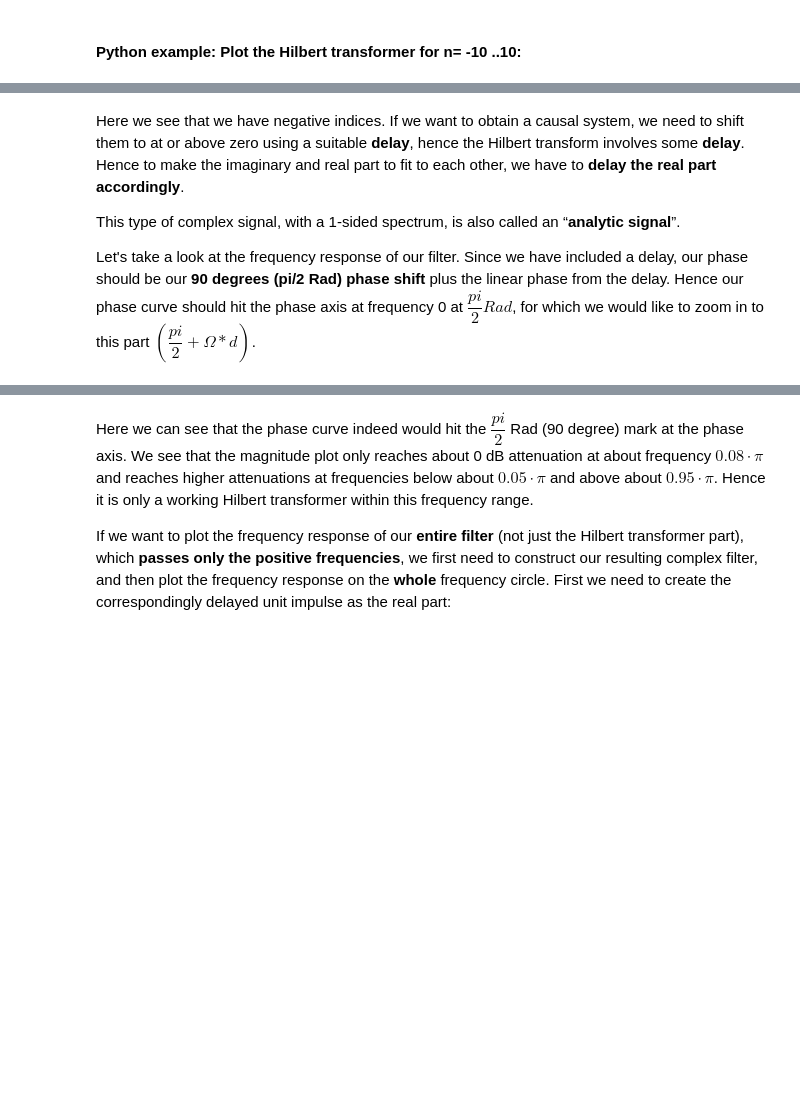
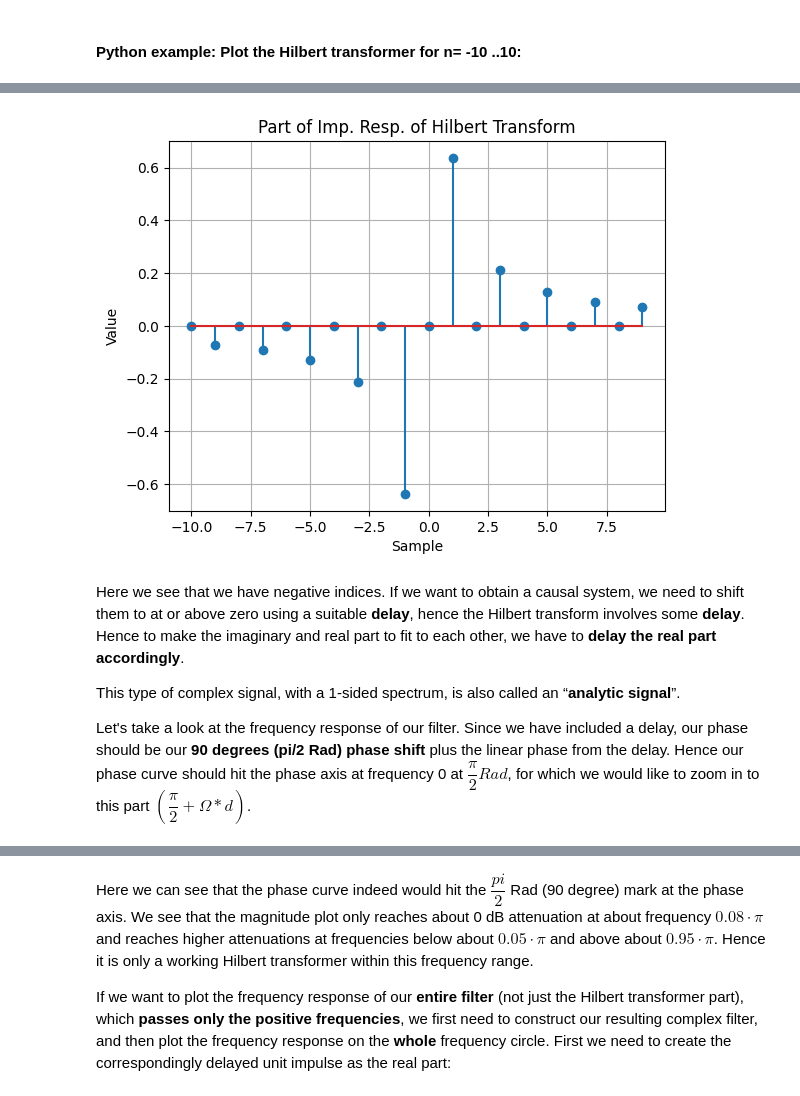
Before and after one commit to TUIlmenauAMS/ADSP_Tutorials, a Jupyter notebook: ADSP_11_Complex_S_and_S.ipynb, the cells around one changed output, grey strips where cells are left out. Cells and saved outputs as stored; diff of their text form; code cells hidden in the pictures; blank space fills up the shorter version.

```diff
--- a/ADSP_11_Complex_S_and_S.ipynb
+++ b/ADSP_11_Complex_S_and_S.ipynb
@@ -131,7 +127,7 @@ You can also imagine, if the real part is a $cos$ signal, then the Hilbert Trans
 # %% [output]
 [interactive output not drawn]
 # %%
-%matplotlib notebook
+%matplotlib inline
 #The above code is only for jupyter
 #notebook for interactive graph
 import matplotlib.pyplot as plt
@@ -141,7 +137,7 @@ n=np.arange(-9,10, 2);
 h[n+10] = 2/(np.pi*n)
 
 plt.figure()
-plt.stem(np.arange(-10,10),h,use_line_collection=True)
+plt.stem(np.arange(-10,10),h)
 plt.xlabel('Sample')
 plt.ylabel('Value')
 plt.title('Part of Imp. Resp. of Hilbert Transform')
@@ -152,9 +150,10 @@ plt.grid()
+[figure, added]
 # %% [markdown]
 Here we see that we have negative indices. If we want to obtain a causal system, we need to shift them to at or above zero using a suitable **delay**, hence the Hilbert transform involves some **delay**. Hence to make the imaginary and real part to fit to each other, we have to **delay the real part accordingly**.
 
 This type of complex signal, with a 1-sided spectrum, is also called an “**analytic signal**”.
 
-Let's take a look at the frequency response of our filter. Since we have included a delay, our phase should be our **90 degrees (pi/2 Rad) phase shift** plus the linear phase from the delay. Hence our phase curve should hit the phase axis at frequency 0 at $\dfrac{pi}{2} Rad$, for which we would like to zoom in to this part $\left(\dfrac{pi}{2}+\Omega*d\right)$.
+Let's take a look at the frequency response of our filter. Since we have included a delay, our phase should be our **90 degrees (pi/2 Rad) phase shift** plus the linear phase from the delay. Hence our phase curve should hit the phase axis at frequency 0 at $\dfrac{\pi}{2} Rad$, for which we would like to zoom in to this part $\left(\dfrac{\pi}{2}+\Omega*d\right)$.
 # %%
 %%html
 <iframe width="560" height="315" src="https://www.youtube.com/embed/n_D4xXQahQQ" frameborder="0" allow="accelerometer; encrypted-media; gyroscope; picture-in-picture" allowfullscreen></iframe>
```
Also changed, not shown: parts of 9 cells of this notebook.
